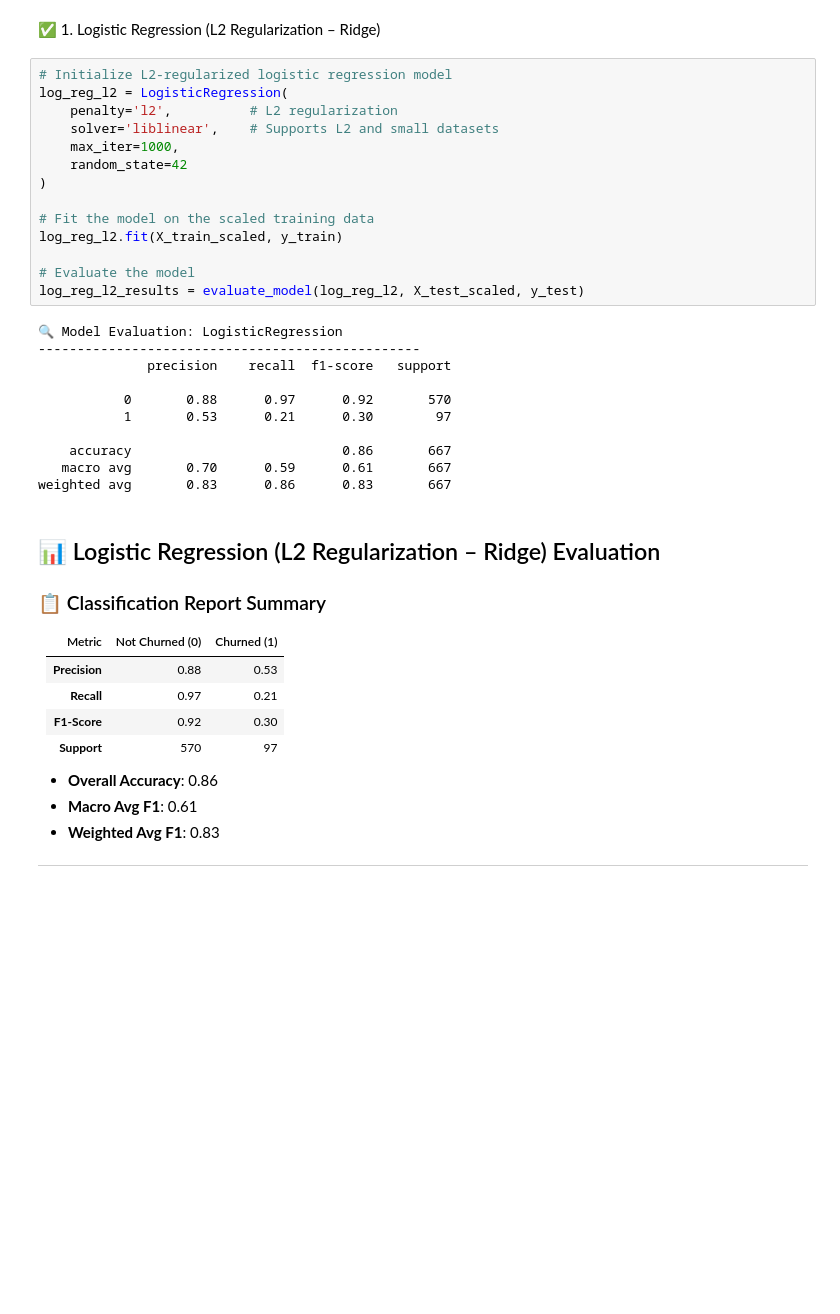
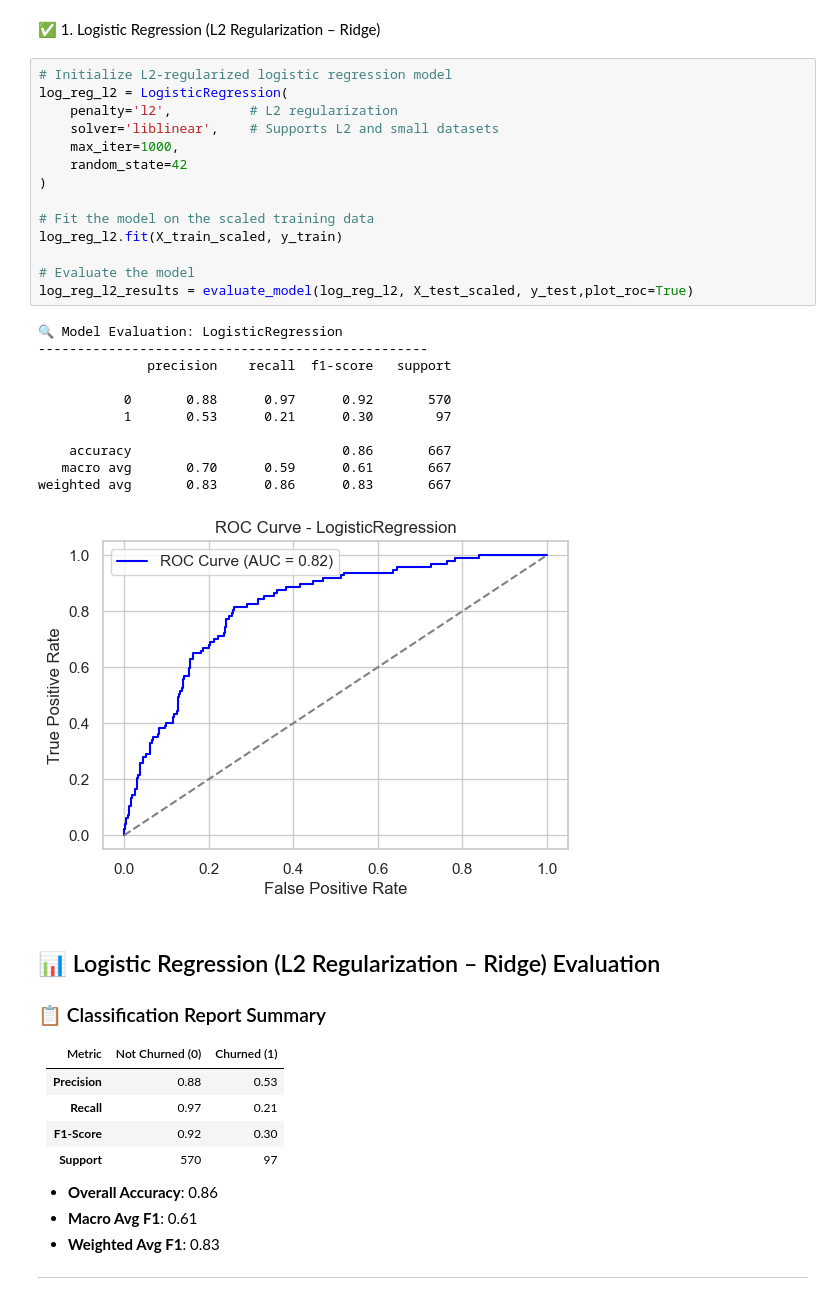
Before and after one commit to RachelinTheLoop/predicting-customer-churn, a Jupyter notebook: customer_churn_analysis.ipynb, the cells around one changed output. Cells and saved outputs as stored; diff of their text form; blank space fills up the shorter version.

```diff
--- a/customer_churn_analysis.ipynb
+++ b/customer_churn_analysis.ipynb
@@ -527,28 +558,29 @@ This matrix helps identify where the model is making errors and where it perform
 # %%
 # Initialize L2-regularized logistic regression model
 log_reg_l2 = LogisticRegression(
     penalty='l2',          # L2 regularization
     solver='liblinear',    # Supports L2 and small datasets
     max_iter=1000,
     random_state=42
 )
 
 # Fit the model on the scaled training data
 log_reg_l2.fit(X_train_scaled, y_train)
 
 # Evaluate the model
-log_reg_l2_results = evaluate_model(log_reg_l2, X_test_scaled, y_test)
+log_reg_l2_results = evaluate_model(log_reg_l2, X_test_scaled, y_test,plot_roc=True)
 # %% [output]
 🔍 Model Evaluation: LogisticRegression
--------------------------------------------------
+--------------------------------------------------
               precision    recall  f1-score   support
 
            0       0.88      0.97      0.92       570
            1       0.53      0.21      0.30        97
 
     accuracy                           0.86       667
    macro avg       0.70      0.59      0.61       667
 weighted avg       0.83      0.86      0.83       667
+[figure, added]
 # %% [markdown]
 ## 📊 Logistic Regression (L2 Regularization – Ridge) Evaluation
 
```
Also changed, not shown: parts of 15 cells of this notebook.
